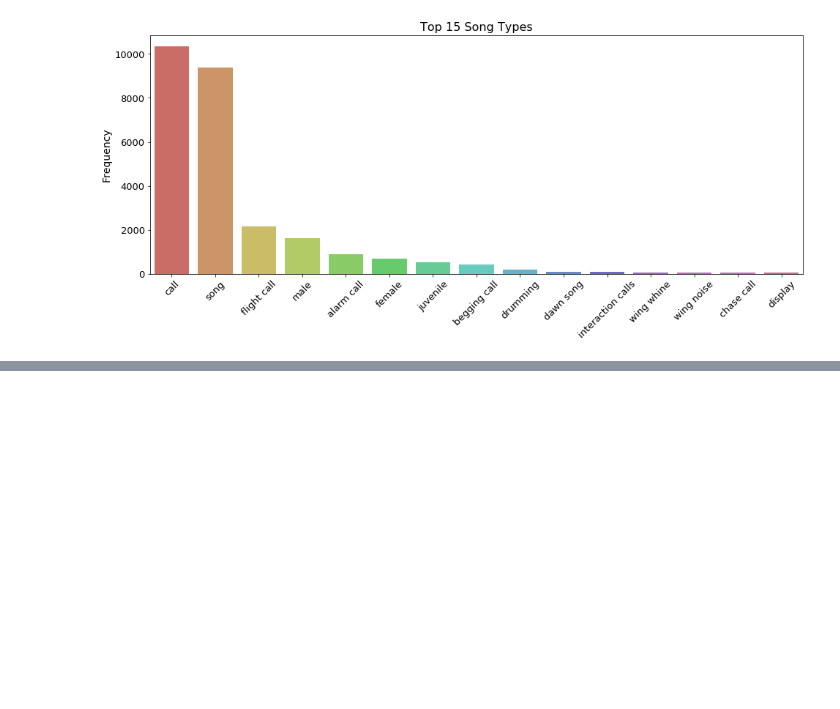
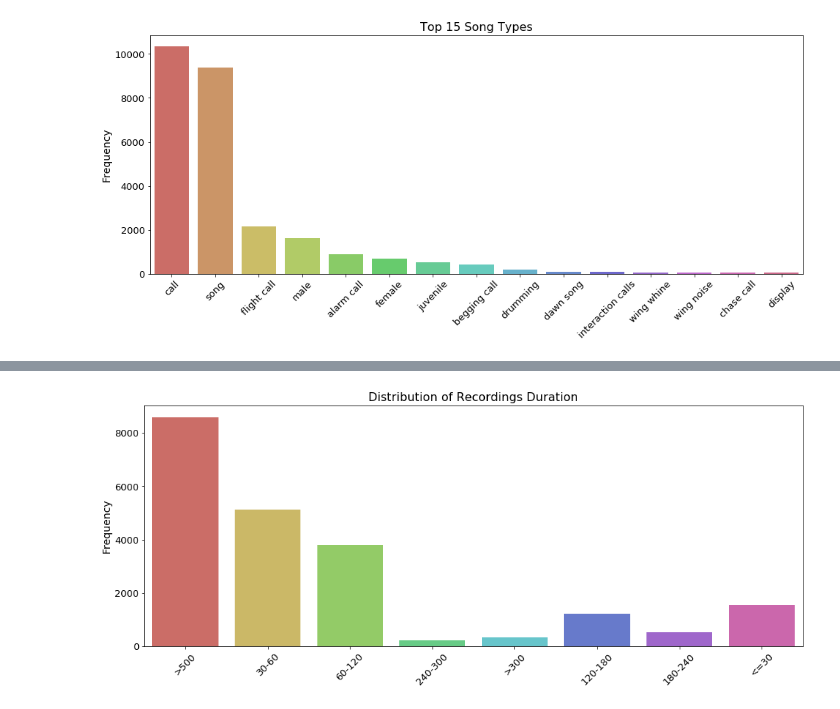
Before and after one commit to mehaKumar/birb, a Jupyter notebook: dataloader.ipynb, the cells around one changed output, grey strips where cells are left out. Drawn from its saved outputs; the diff is of its cells as text; code cells hidden in the pictures; blank space fills up the shorter version.

```diff
--- a/dataloader.ipynb
+++ b/dataloader.ipynb
@@ -183,0 +185,23 @@ plt.xlabel("");
+# %%
+# Creating Interval for *duration* variable
+train_csv['duration_interval'] = ">500"
+train_csv.loc[train_csv['duration'] <= 5, 'duration_interval'] = "<=30"
+train_csv.loc[(train_csv['duration'] > 30) & (train_csv['duration'] <= 60), 'duration_interval'] = "30-60"
+train_csv.loc[(train_csv['duration'] > 60) & (train_csv['duration'] <= 120), 'duration_interval'] = "60-120"
+train_csv.loc[(train_csv['duration'] > 120) & (train_csv['duration'] <= 180), 'duration_interval'] = "120-180"
+train_csv.loc[(train_csv['duration'] > 180) & (train_csv['duration'] <= 240), 'duration_interval'] = "180-240"
+train_csv.loc[(train_csv['duration'] > 240) & (train_csv['duration'] <= 300), 'duration_interval'] = "240-300"
+
+train_csv.loc[(train_csv['duration'] > 300), 'duration_interval'] = ">300"
+
+
+plt.figure(figsize=(16, 6))
+ax = sns.countplot(train_csv['duration_interval'], palette="hls")
+
+plt.title("Distribution of Recordings Duration", fontsize=16)
+plt.ylabel("Frequency", fontsize=14)
+plt.yticks(fontsize=13)
+plt.xticks(rotation=45, fontsize=13)
+plt.xlabel("");
+# %% [output]
+[figure, added]
```
Also changed, not shown: parts of 1 cell of this notebook.
